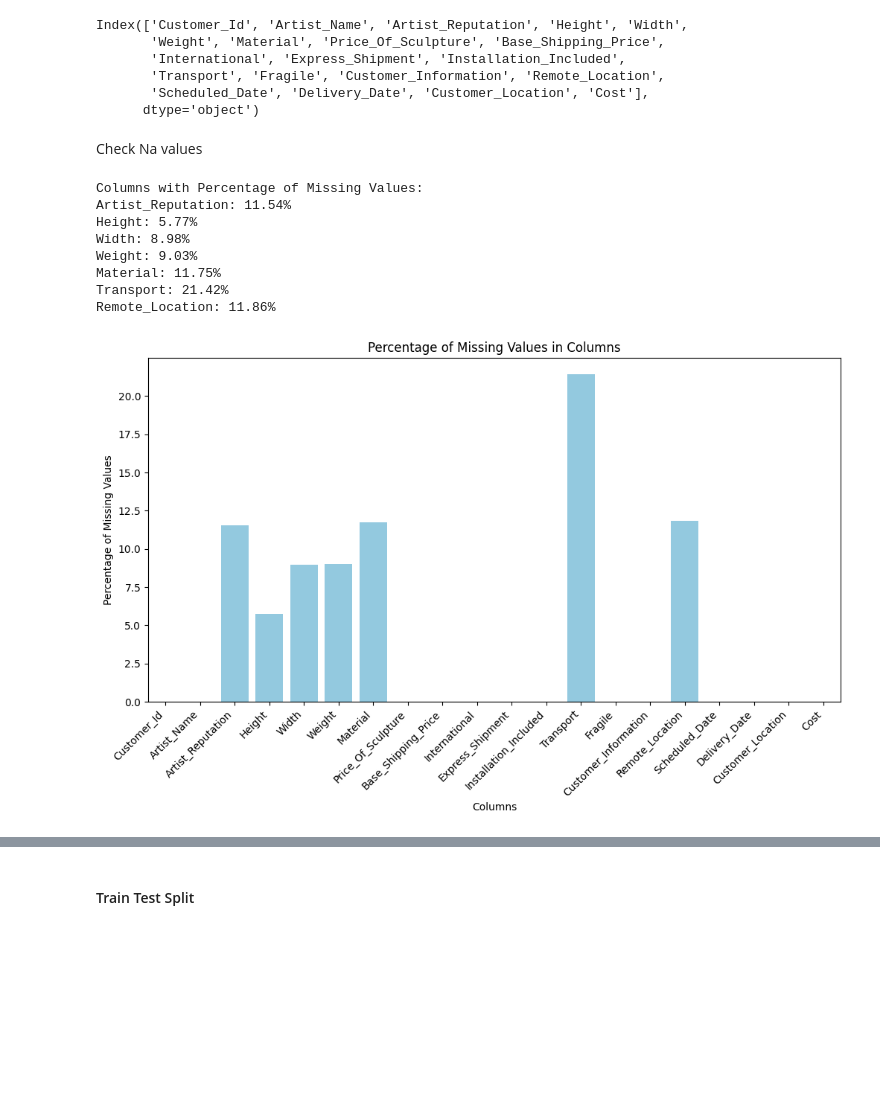
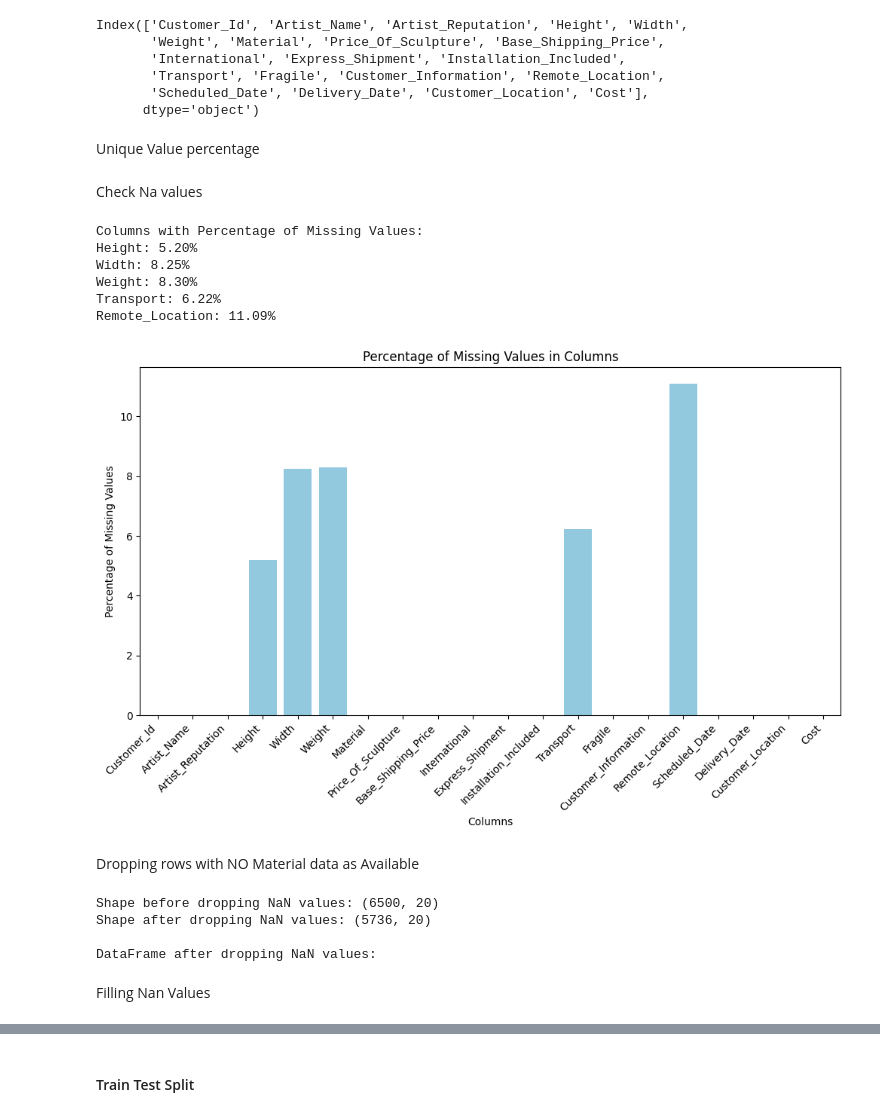
Before and after one commit to Hitesh-Nimbalkar/ML_Project, a Jupyter notebook: Notebook/EDA.ipynb, the cells around one changed output, grey strips where cells are left out. Saved outputs shown, nothing was run; the diff lists cells and outputs as text; code cells hidden in the pictures; blank space fills up the shorter version.

```diff
--- a/Notebook/EDA.ipynb
+++ b/Notebook/EDA.ipynb
@@ -88,6 +88,8 @@ Index(['Customer_Id', 'Artist_Name', 'Artist_Reputation', 'Height', 'Width',
        'Transport', 'Fragile', 'Customer_Information', 'Remote_Location',
        'Scheduled_Date', 'Delivery_Date', 'Customer_Location', 'Cost'],
       dtype='object')
+# %% [markdown]
+Unique Value percentage
 # %% [markdown]
 Check Na values
 # %%
@@ -96,39 +98,59 @@ def plot_missing_values(df):
     Plot missing values in the columns of a DataFrame and print columns with their percentage of missing values.
 
     Parameters:
     - df: pandas DataFrame
 
     Returns:
     - None (displays the plot)
     """
     # Calculate the percentage of missing values in each column
     missing_percentage = (df.isnull().sum() / len(df)) * 100
 
     # Print columns with their percentage of missing values
     print("Columns with Percentage of Missing Values:")
     for col, percentage in missing_percentage.items():
         if percentage != 0 :
             print(f"{col}: {percentage:.2f}%")
 
     # Create a bar plot
     plt.figure(figsize=(12, 6))
     sns.barplot(x=missing_percentage.index, y=missing_percentage.values, color='skyblue')
     plt.title('Percentage of Missing Values in Columns')
     plt.xlabel('Columns')
     plt.ylabel('Percentage of Missing Values')
     plt.xticks(rotation=45, ha='right')  # Rotate x-axis labels for better readability
     plt.show()
 
 
 
-plot_missing_values(df=df)
+plot_missing_values(df=df_imputed)
 # %% [output]
 Columns with Percentage of Missing Values:
-Artist_Reputation: 11.54%
-Height: 5.77%
-Width: 8.98%
-Weight: 9.03%
-Material: 11.75%
-Transport: 21.42%
-Remote_Location: 11.86%
+Height: 5.20%
+Width: 8.25%
+Weight: 8.30%
+Transport: 6.22%
+Remote_Location: 11.09%
-[figure, old version]
+[figure, new version]
+# %% [markdown]
+Dropping rows with NO Material data as Available
+# %%
+# Drop rows with NaN values in the specified column
+# Print the shape of the DataFrame before dropping rows with NaN values
+print(f"Shape before dropping NaN values: {df.shape}")
+
+# Drop rows with NaN values in the specified column
+df = df.dropna(subset=["Material"])
+
+# Print the shape of the DataFrame after dropping rows with NaN values
+print(f"Shape after dropping NaN values: {df.shape}")
+
+# Display the DataFrame after dropping rows with NaN values
+print("\nDataFrame after dropping NaN values:")
+# %% [output]
+Shape before dropping NaN values: (6500, 20)
+Shape after dropping NaN values: (5736, 20)
+
+DataFrame after dropping NaN values:
+# %% [markdown]
+Filling Nan Values
```
Also changed, not shown: parts of 25 cells of this notebook.
